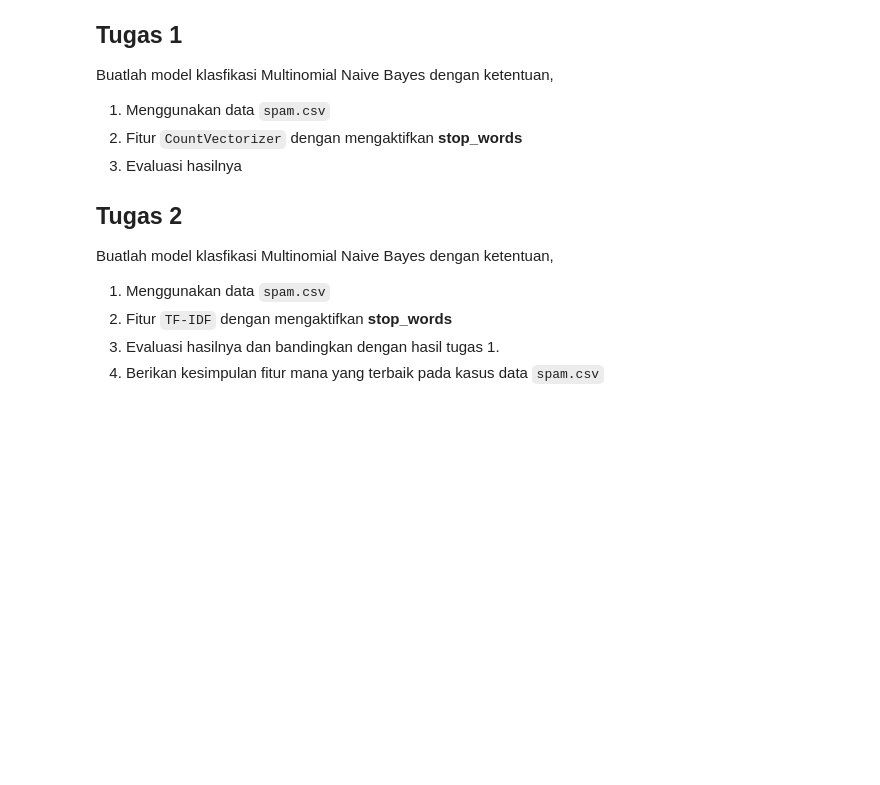
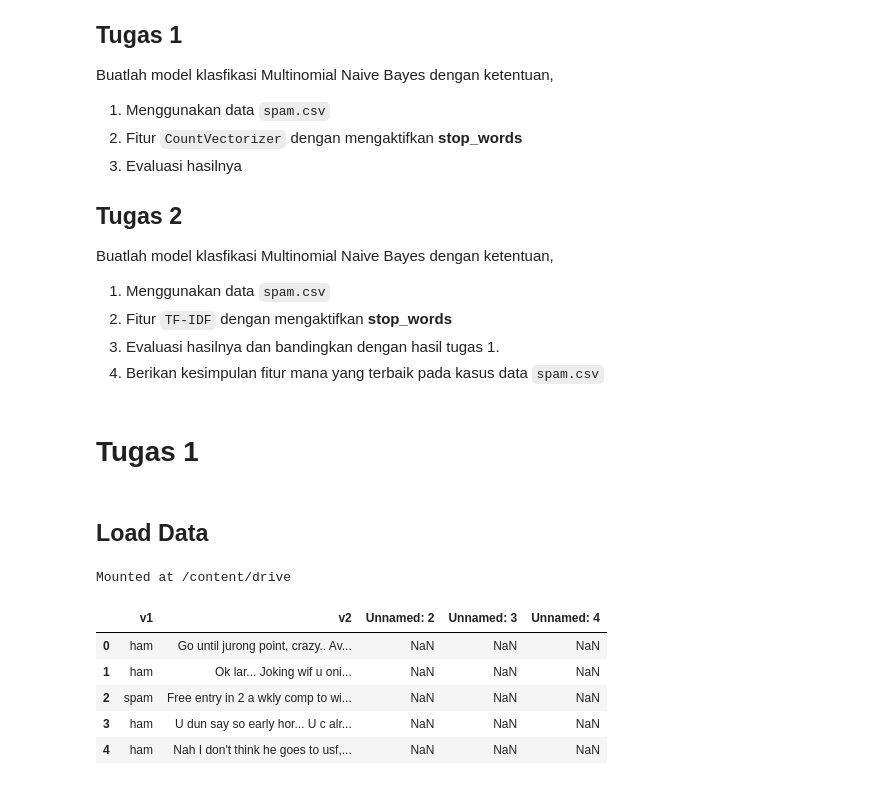
Before and after one commit to tsaniarisqi/Machine_Learning_2022, a Jupyter notebook: js03/js03_Tugas.ipynb, the cells around one changed output. Cells and saved outputs as stored; diff of their text form; code cells hidden in the pictures; blank space fills up the shorter version.

```diff
--- a/js03/js03_Tugas.ipynb
+++ b/js03/js03_Tugas.ipynb
@@ -23,3 +23,28 @@ Buatlah model klasfikasi Multinomial Naive Bayes dengan ketentuan,
 2. Fitur `TF-IDF` dengan mengaktifkan **stop_words**
 3. Evaluasi hasilnya dan bandingkan dengan hasil tugas 1.
 4. Berikan kesimpulan fitur mana yang terbaik pada kasus data `spam.csv`
+# %% [markdown]
+# Tugas 1
+# %% [markdown]
+## Load Data
+# %%
+from google.colab import drive
+
+# Accessing My Google Drive
+drive.mount('/content/drive')
+# %% [output]
+Mounted at /content/drive
+# %%
+import numpy as np
+import pandas as pd
+
+df = pd.read_csv('/content/drive/MyDrive/dataset/js03/spam.csv', encoding='latin-1') # spesifiksi encoding diperlukan karena data tidak menggunakan UTF-8
+
+df.head()
+# %% [output]
+|  | v1 | v2 | Unnamed: 2 | Unnamed: 3 | Unnamed: 4 |
+| 0 | ham | Go until jurong point, crazy.. Av... | NaN | NaN | NaN |
+| 1 | ham | Ok lar... Joking wif u oni... | NaN | NaN | NaN |
+| 2 | spam | Free entry in 2 a wkly comp to wi... | NaN | NaN | NaN |
+| 3 | ham | U dun say so early hor... U c alr... | NaN | NaN | NaN |
+| 4 | ham | Nah I don't think he goes to usf,... | NaN | NaN | NaN |
```
Also changed, not shown: parts of 17 cells of this notebook.
